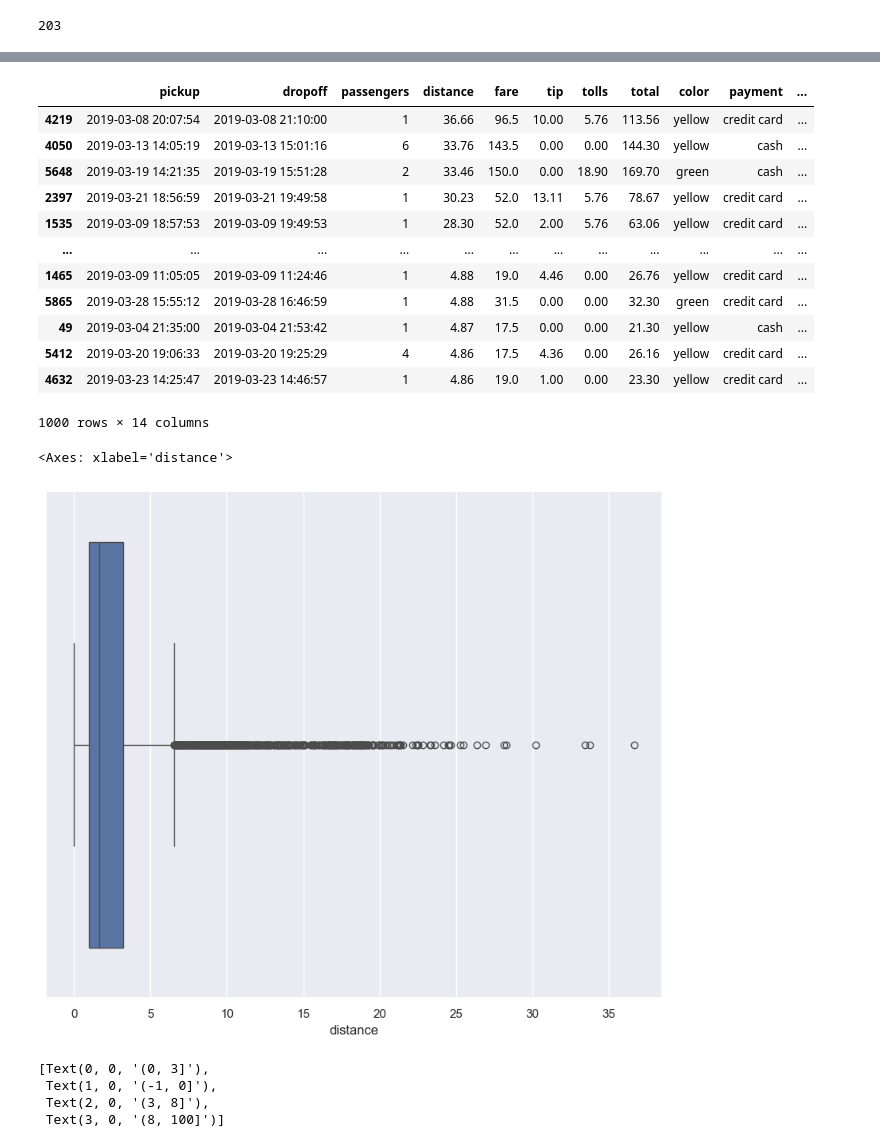
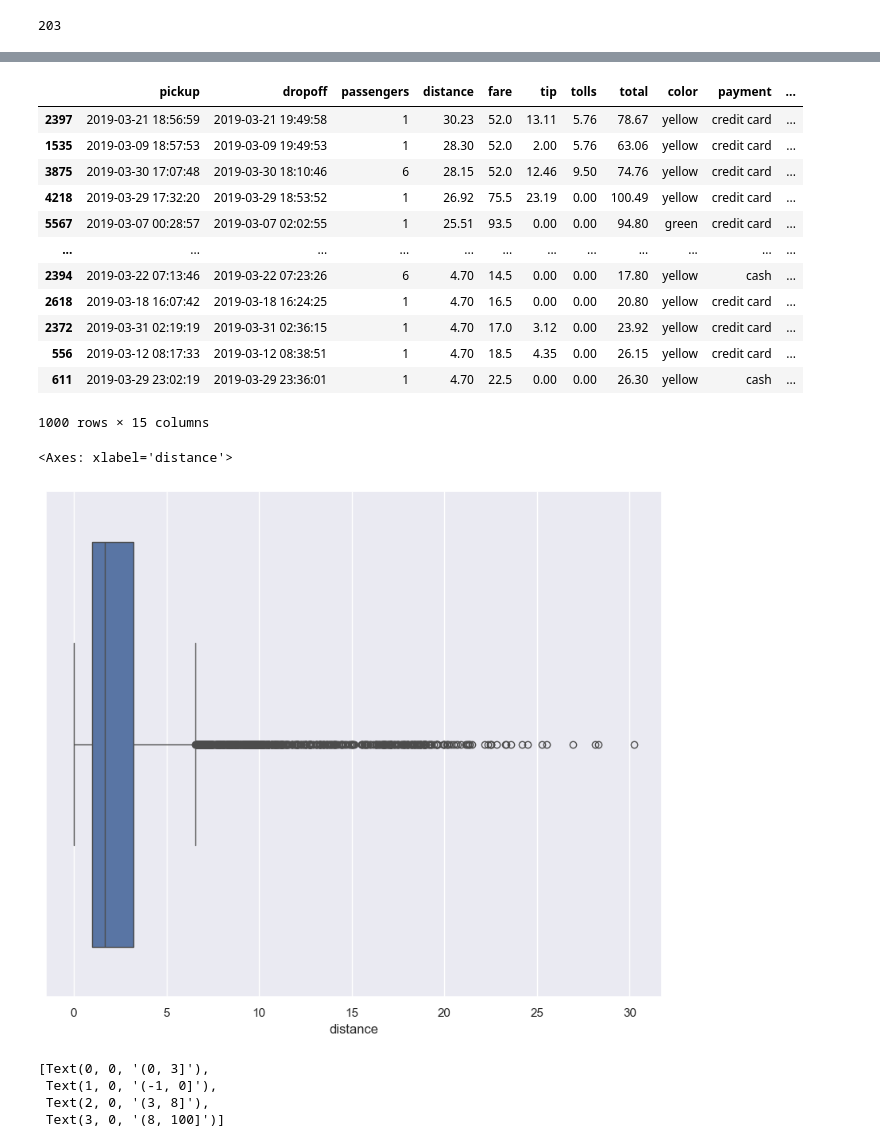
Before and after one commit to MagicalGlove/MachineLearning, a Jupyter notebook: Ola 1.ipynb, the cells around one changed output, grey strips where cells are left out. Drawn from its saved outputs; the diff is of its cells as text; code cells hidden in the pictures.

```diff
--- a/Ola 1.ipynb
+++ b/Ola 1.ipynb
@@ -231,29 +251,29 @@ sns.boxplot(x=tripData["tip"])
 # %%
 # Remove the identified outlier by sorting by trip distance and remove the first element
-taxiData = taxiData.sort_values('distance', ascending = False)
-taxiData = taxiData.iloc[1:,:]
+tripData = tripData.sort_values('distance', ascending = False)
+tripData = tripData.iloc[1:,:]
 
-taxiData.head(1000)
+tripData.head(1000)
 # %% [output]
 |  | pickup | dropoff | passengers | distance | fare | tip | tolls | total | color | payment | ... |
-| 4219 | 2019-03-08 20:07:54 | 2019-03-08 21:10:00 | 1 | 36.66 | 96.5 | 10.00 | 5.76 | 113.56 | yellow | credit card | ... |
-| 4050 | 2019-03-13 14:05:19 | 2019-03-13 15:01:16 | 6 | 33.76 | 143.5 | 0.00 | 0.00 | 144.30 | yellow | cash | ... |
-| 5648 | 2019-03-19 14:21:35 | 2019-03-19 15:51:28 | 2 | 33.46 | 150.0 | 0.00 | 18.90 | 169.70 | green | cash | ... |
 | 2397 | 2019-03-21 18:56:59 | 2019-03-21 19:49:58 | 1 | 30.23 | 52.0 | 13.11 | 5.76 | 78.67 | yellow | credit card | ... |
 | 1535 | 2019-03-09 18:57:53 | 2019-03-09 19:49:53 | 1 | 28.30 | 52.0 | 2.00 | 5.76 | 63.06 | yellow | credit card | ... |
+| 3875 | 2019-03-30 17:07:48 | 2019-03-30 18:10:46 | 6 | 28.15 | 52.0 | 12.46 | 9.50 | 74.76 | yellow | credit card | ... |
+| 4218 | 2019-03-29 17:32:20 | 2019-03-29 18:53:52 | 1 | 26.92 | 75.5 | 23.19 | 0.00 | 100.49 | yellow | credit card | ... |
+| 5567 | 2019-03-07 00:28:57 | 2019-03-07 02:02:55 | 1 | 25.51 | 93.5 | 0.00 | 0.00 | 94.80 | green | credit card | ... |
 | ... | ... | ... | ... | ... | ... | ... | ... | ... | ... | ... | ... |
-| 1465 | 2019-03-09 11:05:05 | 2019-03-09 11:24:46 | 1 | 4.88 | 19.0 | 4.46 | 0.00 | 26.76 | yellow | credit card | ... |
-| 5865 | 2019-03-28 15:55:12 | 2019-03-28 16:46:59 | 1 | 4.88 | 31.5 | 0.00 | 0.00 | 32.30 | green | credit card | ... |
-| 49 | 2019-03-04 21:35:00 | 2019-03-04 21:53:42 | 1 | 4.87 | 17.5 | 0.00 | 0.00 | 21.30 | yellow | cash | ... |
-| 5412 | 2019-03-20 19:06:33 | 2019-03-20 19:25:29 | 4 | 4.86 | 17.5 | 4.36 | 0.00 | 26.16 | yellow | credit card | ... |
-| 4632 | 2019-03-23 14:25:47 | 2019-03-23 14:46:57 | 1 | 4.86 | 19.0 | 1.00 | 0.00 | 23.30 | yellow | credit card | ... |
+| 2394 | 2019-03-22 07:13:46 | 2019-03-22 07:23:26 | 6 | 4.70 | 14.5 | 0.00 | 0.00 | 17.80 | yellow | cash | ... |
+| 2618 | 2019-03-18 16:07:42 | 2019-03-18 16:24:25 | 1 | 4.70 | 16.5 | 0.00 | 0.00 | 20.80 | yellow | credit card | ... |
+| 2372 | 2019-03-31 02:19:19 | 2019-03-31 02:36:15 | 1 | 4.70 | 17.0 | 3.12 | 0.00 | 23.92 | yellow | credit card | ... |
+| 556 | 2019-03-12 08:17:33 | 2019-03-12 08:38:51 | 1 | 4.70 | 18.5 | 4.35 | 0.00 | 26.15 | yellow | credit card | ... |
+| 611 | 2019-03-29 23:02:19 | 2019-03-29 23:36:01 | 1 | 4.70 | 22.5 | 0.00 | 0.00 | 26.30 | yellow | cash | ... |
-1000 rows × 14 columns
+1000 rows × 15 columns
 # %%
 #Show box blop with no outliers
-sns.boxplot(x=taxiData["distance"])
+sns.boxplot(x=tripData["distance"])
 # %% [output]
 <Axes: xlabel='distance'>
-[figure, old version]
+[figure, new version]
 # %%
 
 sns.set(rc={'figure.figsize':(10,8.27)})
```
Also changed, not shown: parts of 16 cells of this notebook.
